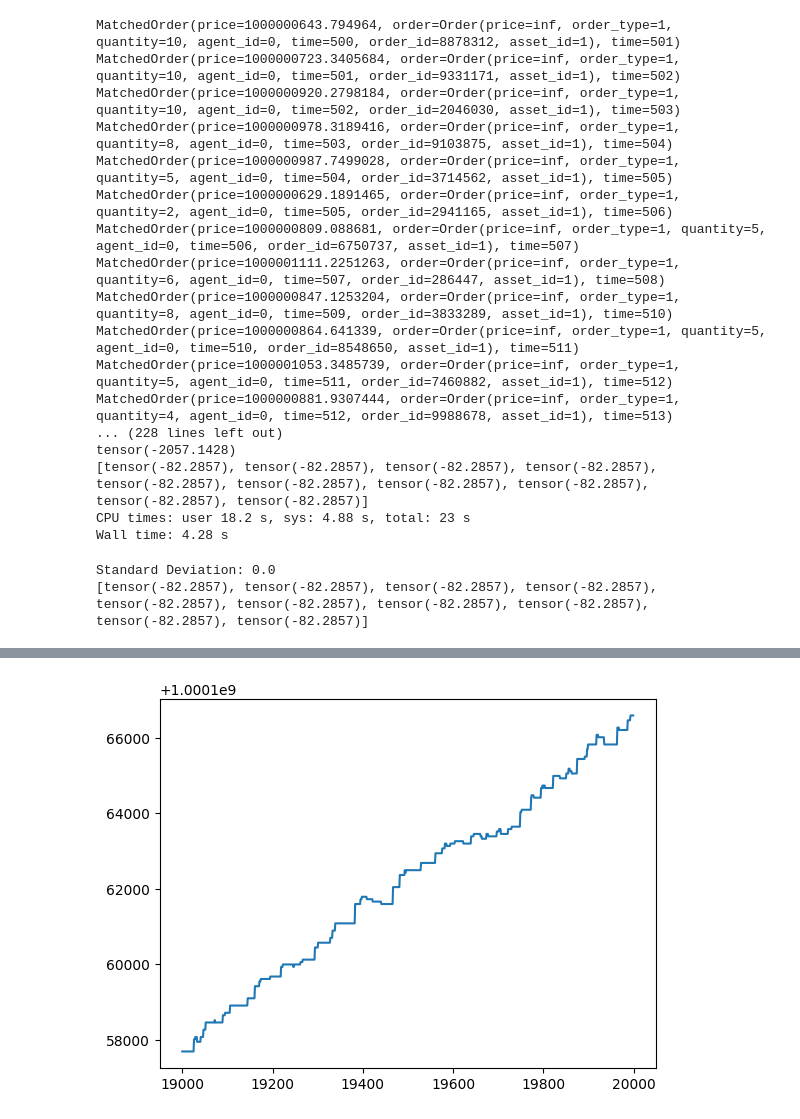
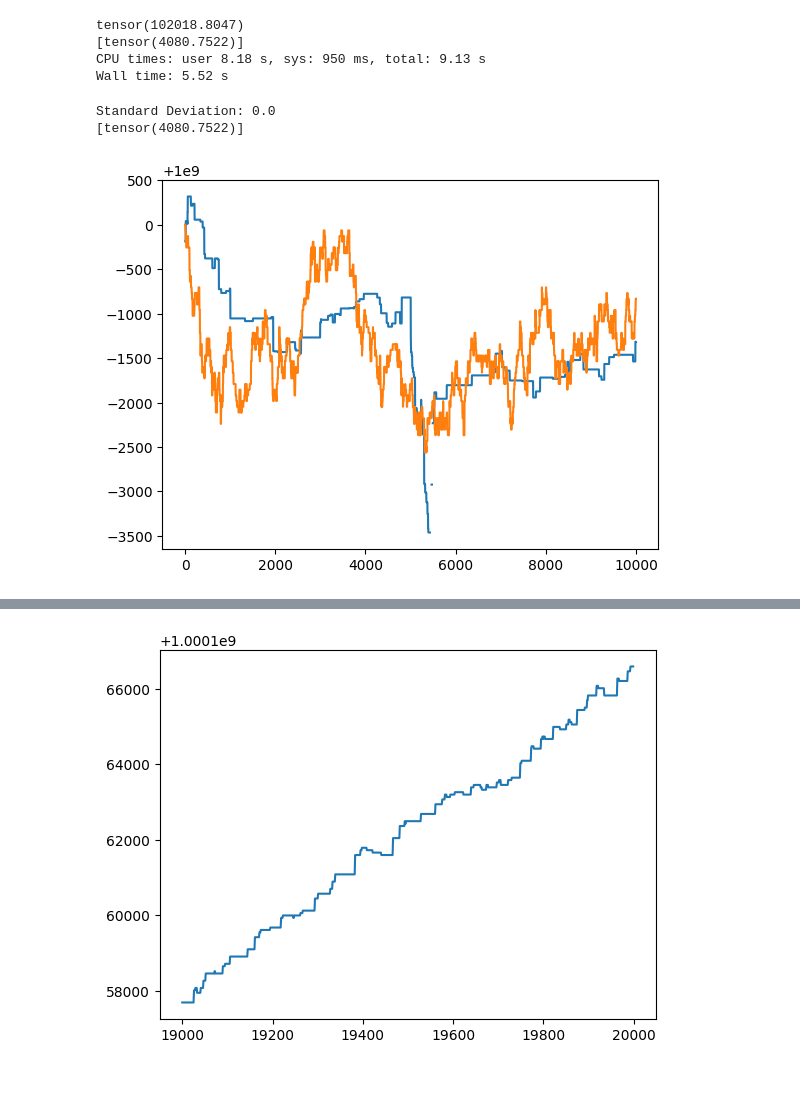
Before and after one commit to dipplestix/pymarketsim, a Jupyter notebook: test_trend_analysis.ipynb, the cells around one changed output, grey strips where cells are left out. Drawn from its saved outputs; the diff is of its cells as text; code cells hidden in the pictures; blank space fills up the shorter version.

Commit message:
impementation changer for zi and trend

```diff
--- a/test_trend_analysis.ipynb
+++ b/test_trend_analysis.ipynb
@@ -15,29 +15,33 @@ import numpy as np
 %%time
 surpluses = []
 
-for _ in tqdm(range(10)):
+for _ in tqdm(range(1)):
 
     sim = ShockSimulator(
                num_background_agents=66,
-               num_trend_agents=25,
-               sim_time=1000,
+               num_trend_agents=486,
+               sim_time=10000,
                num_assets = 1,
-               lam = 2e-1,
+               lam = 2e-3,
+               lam_trend = 5e-3,
                mean = 1e9,
-               r = 0.01,
+               r = 0,
                shock_var = 1e3,
                q_max = 10,
                pv_var = 1e6,
-               shade=[500, 1000],
+               shade=[1000, 1500],
                obs_var = 1e6,
-               eta = 0.8,
-               shock_entry_time = 500,
-               shock_interval = 25,
-               shock_volume = 250,
-               shock_side = BUY,
+               eta = 1,
+               observe_transactions=False,
+               strategic_variance=1e6,
+               shock_entry_time = 5000,
+               shock_interval = 500,
+               shock_volume = 500,
+               shock_side = SELL,
                L = 5,
-               PI = 100.0,
-               random_seed = 2,
+               PI = 50,
+               texp = 50,
+               random_seed = 1,
                )
 
 
@@ -53,29 +57,31 @@ for _ in tqdm(range(10)):
 print(sum(surpluses)/len(surpluses)*25)
 print(surpluses)
 # %% [output]
-MatchedOrder(price=1000000643.794964, order=Order(price=inf, order_type=1, quantity=10, agent_id=0, time=500, order_id=8878312, asset_id=1), time=501)
-MatchedOrder(price=1000000723.3405684, order=Order(price=inf, order_type=1, quantity=10, agent_id=0, time=501, order_id=9331171, asset_id=1), time=502)
-MatchedOrder(price=1000000920.2798184, order=Order(price=inf, order_type=1, quantity=10, agent_id=0, time=502, order_id=2046030, asset_id=1), time=503)
-MatchedOrder(price=1000000978.3189416, order=Order(price=inf, order_type=1, quantity=8, agent_id=0, time=503, order_id=9103875, asset_id=1), time=504)
-MatchedOrder(price=1000000987.7499028, order=Order(price=inf, order_type=1, quantity=5, agent_id=0, time=504, order_id=3714562, asset_id=1), time=505)
-MatchedOrder(price=1000000629.1891465, order=Order(price=inf, order_type=1, quantity=2, agent_id=0, time=505, order_id=2941165, asset_id=1), time=506)
-MatchedOrder(price=1000000809.088681, order=Order(price=inf, order_type=1, quantity=5, agent_id=0, time=506, order_id=6750737, asset_id=1), time=507)
-MatchedOrder(price=1000001111.2251263, order=Order(price=inf, order_type=1, quantity=6, agent_id=0, time=507, order_id=286447, asset_id=1), time=508)
-MatchedOrder(price=1000000847.1253204, order=Order(price=inf, order_type=1, quantity=8, agent_id=0, time=509, order_id=3833289, asset_id=1), time=510)
-MatchedOrder(price=1000000864.641339, order=Order(price=inf, order_type=1, quantity=5, agent_id=0, time=510, order_id=8548650, asset_id=1), time=511)
-MatchedOrder(price=1000001053.3485739, order=Order(price=inf, order_type=1, quantity=5, agent_id=0, time=511, order_id=7460882, asset_id=1), time=512)
-MatchedOrder(price=1000000881.9307444, order=Order(price=inf, order_type=1, quantity=4, agent_id=0, time=512, order_id=9988678, asset_id=1), time=513)
-... (228 lines left out)
-tensor(-2057.1428)
-[tensor(-82.2857), tensor(-82.2857), tensor(-82.2857), tensor(-82.2857), tensor(-82.2857), tensor(-82.2857), tensor(-82.2857), tensor(-82.2857), tensor(-82.2857), tensor(-82.2857)]
-CPU times: user 18.2 s, sys: 4.88 s, total: 23 s
-Wall time: 4.28 s
+tensor(102018.8047)
+[tensor(4080.7522)]
+CPU times: user 8.18 s, sys: 950 ms, total: 9.13 s
+Wall time: 5.52 s
 # %%
 std_dev = np.std(surpluses)
 print("Standard Deviation:", std_dev)
 print(surpluses)
 # %% [output]
 Standard Deviation: 0.0
-[tensor(-82.2857), tensor(-82.2857), tensor(-82.2857), tensor(-82.2857), tensor(-82.2857), tensor(-82.2857), tensor(-82.2857), tensor(-82.2857), tensor(-82.2857), tensor(-82.2857)]
+[tensor(4080.7522)]
+# %%
+X, Yb, Ya, f = data
+
+price = []
+
+for i in range(len(Yb)):
+    price.append((Ya[i] + Yb[i]) / 2)
+
+# plt.plot(X, Ya)
+# plt.plot(X, Yb)
+plt.plot(X, price)
+plt.plot(X, f)
+plt.show()
+# %% [output]
+[figure, added]
 # %%
 X, Yb, Ya, f = data
```
Also changed, not shown: parts of 1 cell of this notebook, 7 other files.
